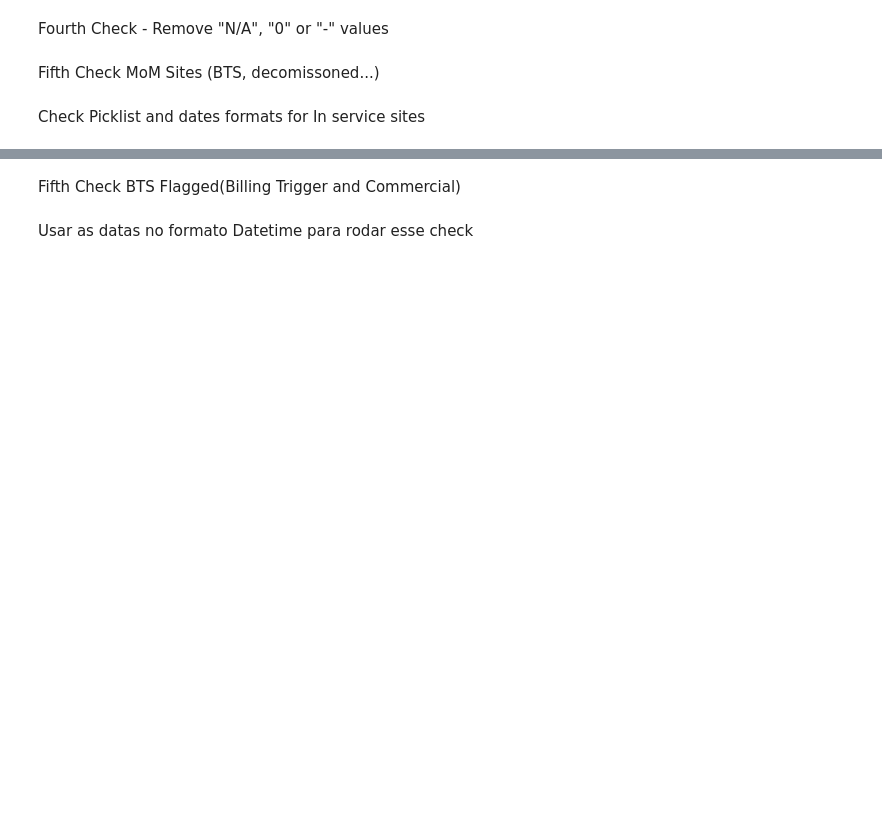
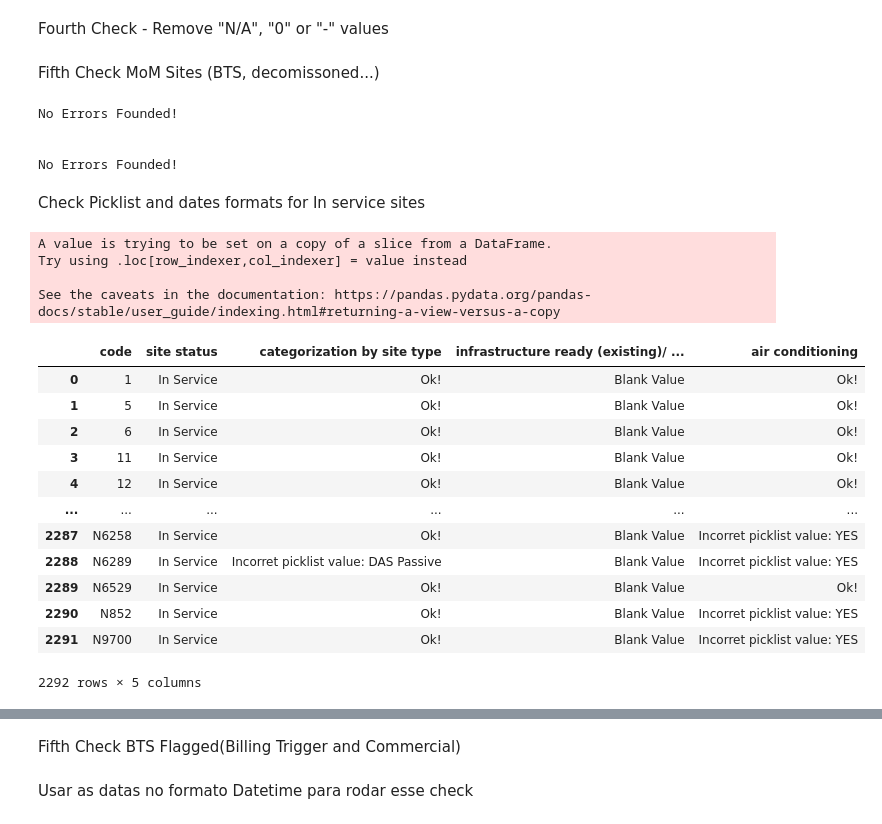
Before and after one commit to emerenan/xlsx_validation, a Jupyter notebook: ro_validations.ipynb, the cells around one changed output, grey strips where cells are left out. Cells and saved outputs as stored; diff of their text form; code cells hidden in the pictures; blank space fills up the shorter version.

```diff
--- a/ro_validations.ipynb
+++ b/ro_validations.ipynb
@@ -638,0 +1147,14 @@ towerdb = towerdb.reindex(columns=col_order)
+# %%
+towerdb = pd.read_csv('/content/TowerDB_Romania_20210531.csv', engine='python').fillna('')
+towerdb.columns = lower_str(list(towerdb.columns))
+towerdb.columns = lower_str(col_order)
+# %%
+new = []
+for i in towerdb['phase msa (phase 1)/pma (phase 2)']:
+    if i =='_1':
+        new.append('MSA (Phase 1)')
+    else:
+        new.append('MSA (Phase 2)')
+
+towerdb['phase _1/_2'] = new
+towerdb['phase _1/_2'].value_counts()
@@ -707,38 +1252,61 @@ msa_sites = [str(i) for i in msa[msa_index]]
 tw_sites = [str(i) for i in towerdb[tw_index]]
 uip_sites = [str(i) for i in uip['Site_ID']]
 # %%
-actives = towerdb[towerdb[tw_status]=='In Service']
-df_mom_bts = check_mom_bts(actives, tw_index, tw_bts, msa, msa_index, msa_bts)
+df_mom_bts = check_mom_bts(actives, tw_index,tw_status, tw_bts, msa, msa_index, msa_bts)
 # No one error df_mom_bts
 
 decomiss = towerdb[towerdb[tw_decom]=='Yes']
-df_mom_decom = check_mom_bts(decomiss, tw_index, tw_decom, msa, msa_index, msa_decom)
+df_mom_decom = check_mom_bts(decomiss, tw_index, tw_status, tw_decom, msa, msa_index, msa_decom)
 #No errors
+# %% [output]
+No Errors Founded!
+
+
+No Errors Founded!
 # %% [markdown]
 Check Picklist and dates formats for In service sites
 # %%
 picklis_dict = {
-    'Categorization by Transmission Sys': ['Long-term Mobile', 'Macro', 'Outdoor Small Cells', 'Public DAS',\
+    'categorization by transmission sys': ['Long-term Mobile', 'Macro', 'Outdoor Small Cells', 'Public DAS',\
                                            'Repeater', 'Transmission', 'w/o equipment'],
-    'Categorization by Site Type': ['DAS passive','GBT','RTT', 'Outdoor Small Cells'],
-    'Sites_As_Metered_Estimated': ['Estimated Model','Metered Model'],
-    'Infrastructure ready (existing)/ to be ready (new)': ['Yes', 'No'],
-    'Air Conditioning': ['No','Yes'],
-    'Bts_Site': ['Yes', 'No'],
-    'Strategic Sites': ['Yes', 'No'],
-    'Strategic_Site_Bucket': ['Non Strategic'],
-    'Critical site': ['Yes', 'No'],
-    '10% Critical': ['Within 10%','Non Critical'],
-    'Wip_Site': ['Yes', 'No'],
-    'Bundled sites': ['Yes', 'No'],
-    'Decommissioned sites': ['Yes', 'No']
+    'categorization by site type': ['DAS passive','GBT','RTT', 'Outdoor Small Cells'],
+    'sites_as_metered_estimated': ['Estimated Model','Metered Model'],
+    'infrastructure ready (existing)/ to be ready (new)': ['Yes', 'No'],
+    'air conditioning': ['No','Yes'],
+    'bts sites': ['Yes', 'No'],
+    'strategic sites': ['Yes', 'No'],
+    'strategic_site_bucket': ['Non Strategic'],
+    'critical site': ['Yes', 'No'],
+    '10% critical': ['Beyond 10%', 'Within 10%','Non Critical'],
+    'wip_site': ['Yes', 'No'],
+    'bundled sites': ['Yes', 'No'],
+    'decommissioned sites': ['Yes', 'No']
 }
 
 picklist_cols = ['Code','Categorization by Transmission Sys','Categorization by Site Type','Sites_As_Metered_Estimated',\
-                'Infrastructure ready (existing)/ to be ready (new)','Air Conditioning','Bts_Site','Strategic Sites',\
+                'Infrastructure ready (existing)/ to be ready (new)','Air Conditioning','bts sites','Strategic Sites',\
                 'Strategic_Site_Bucket','Critical site','10% Critical','Wip_Site','Bundled sites','Decommissioned sites']
-
-df_in_service_picklist = check_picklist(actives, tw_index, picklist_cols, picklis_dict)
-#Tem error em 3 colunas
+actives = towerdb[towerdb[tw_status]=='In Service']
+df_in_service_picklist = check_picklist(actives, tw_index,tw_status, lower_str(picklist_cols), picklis_dict)
+df_in_service_picklist
+#Tem error em 4 colunas
+# %% [output]
+A value is trying to be set on a copy of a slice from a DataFrame.
+Try using .loc[row_indexer,col_indexer] = value instead
+
+See the caveats in the documentation: https://pandas.pydata.org/pandas-docs/stable/user_guide/indexing.html#returning-a-view-versus-a-copy
+|  | code | site status | categorization by site type | infrastructure ready (existing)/ ... | air conditioning |
+| 0 | 1 | In Service | Ok! | Blank Value | Ok! |
+| 1 | 5 | In Service | Ok! | Blank Value | Ok! |
+| 2 | 6 | In Service | Ok! | Blank Value | Ok! |
+| 3 | 11 | In Service | Ok! | Blank Value | Ok! |
+| 4 | 12 | In Service | Ok! | Blank Value | Ok! |
+| ... | ... | ... | ... | ... | ... |
+| 2287 | N6258 | In Service | Ok! | Blank Value | Incorret picklist value: YES |
+| 2288 | N6289 | In Service | Incorret picklist value: DAS Passive | Blank Value | Incorret picklist value: YES |
+| 2289 | N6529 | In Service | Ok! | Blank Value | Ok! |
+| 2290 | N852 | In Service | Ok! | Blank Value | Incorret picklist value: YES |
+| 2291 | N9700 | In Service | Ok! | Blank Value | Incorret picklist value: YES |
+2292 rows × 5 columns
 # %%
 #check dates in columns
```
Also changed, not shown: parts of 41 cells of this notebook.
